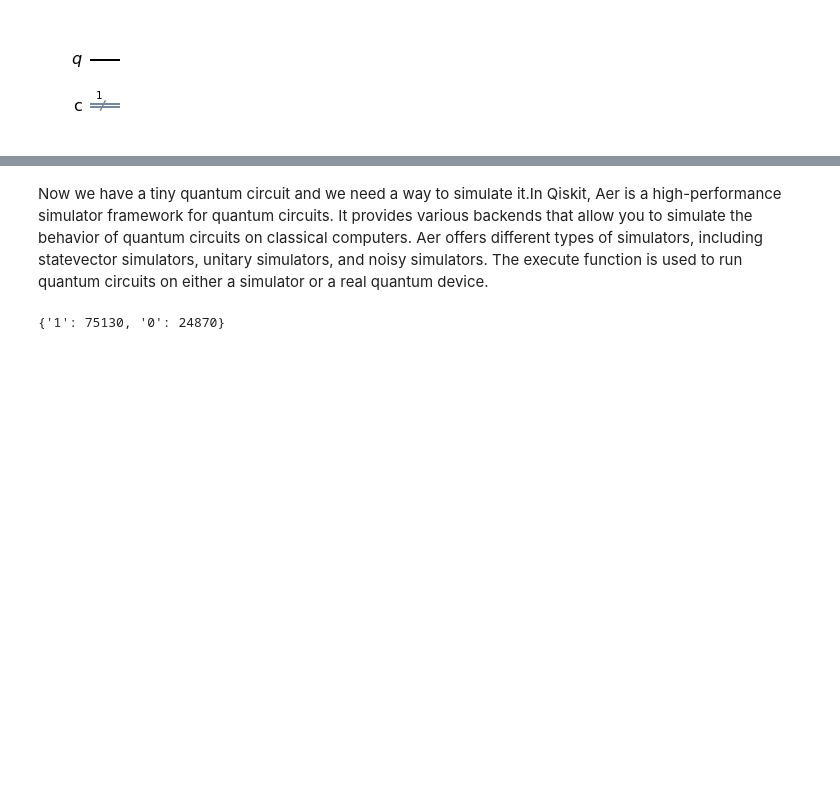
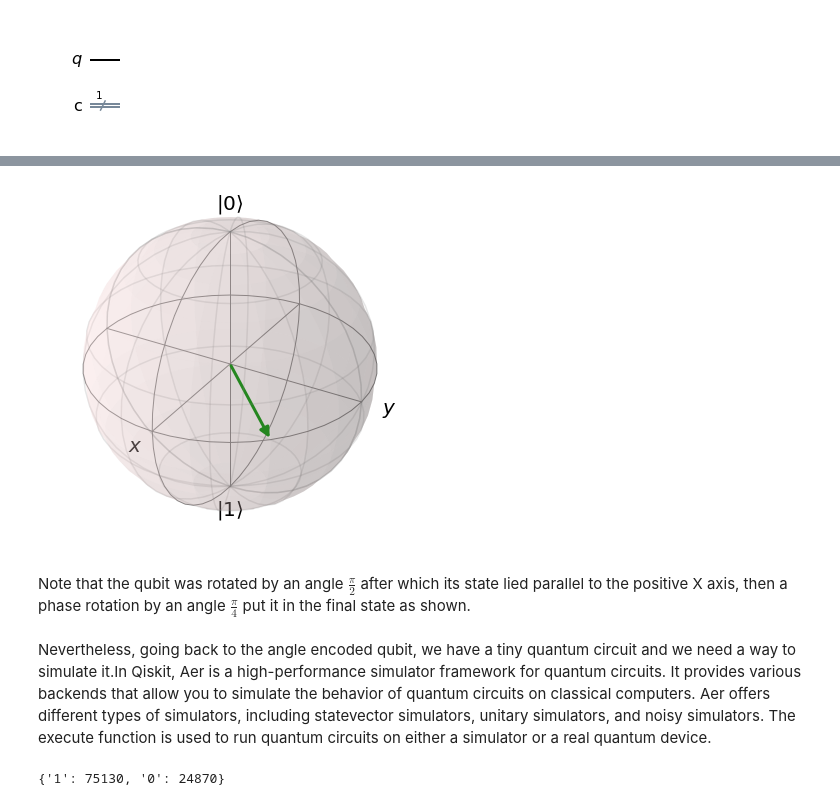
Before and after one commit to ApuravTehri/Test, a Jupyter notebook: Cancer Data C2Q.ipynb, the cells around one changed output, grey strips where cells are left out. Cells and saved outputs as stored; diff of their text form; code cells hidden in the pictures; blank space fills up the shorter version.

```diff
--- a/Cancer Data C2Q.ipynb
+++ b/Cancer Data C2Q.ipynb
@@ -74,5 +110,11 @@ qc.draw('mpl')
+# %%
+plot_bloch_vector_spherical(pi/2, pi/4)
+# %% [output]
+[figure, added]
+# %% [markdown]
+Note that the qubit was rotated by an angle $ \frac{\pi}{2} $ after which its state lied parallel to the positive X axis, then a phase rotation by an angle $ \frac{\pi}{4} $ put it in the final state as shown.
 # %% [markdown]
-Now we have a tiny quantum circuit and we need a way to simulate it.In Qiskit, Aer is a high-performance simulator framework for quantum circuits. It provides various backends that allow you to simulate the behavior of quantum circuits on classical computers. Aer offers different types of simulators, including statevector simulators, unitary simulators, and noisy simulators. The execute function is used to run quantum circuits on either a simulator or a real quantum device.
+Nevertheless, going back to the angle encoded qubit, we have a tiny quantum circuit and we need a way to simulate it.In Qiskit, Aer is a high-performance simulator framework for quantum circuits. It provides various backends that allow you to simulate the behavior of quantum circuits on classical computers. Aer offers different types of simulators, including statevector simulators, unitary simulators, and noisy simulators. The execute function is used to run quantum circuits on either a simulator or a real quantum device.
 # %%
 from qiskit import execute, Aer
 from qiskit.visualization import plot_histogram
```
Also changed, not shown: parts of 36 cells of this notebook.
